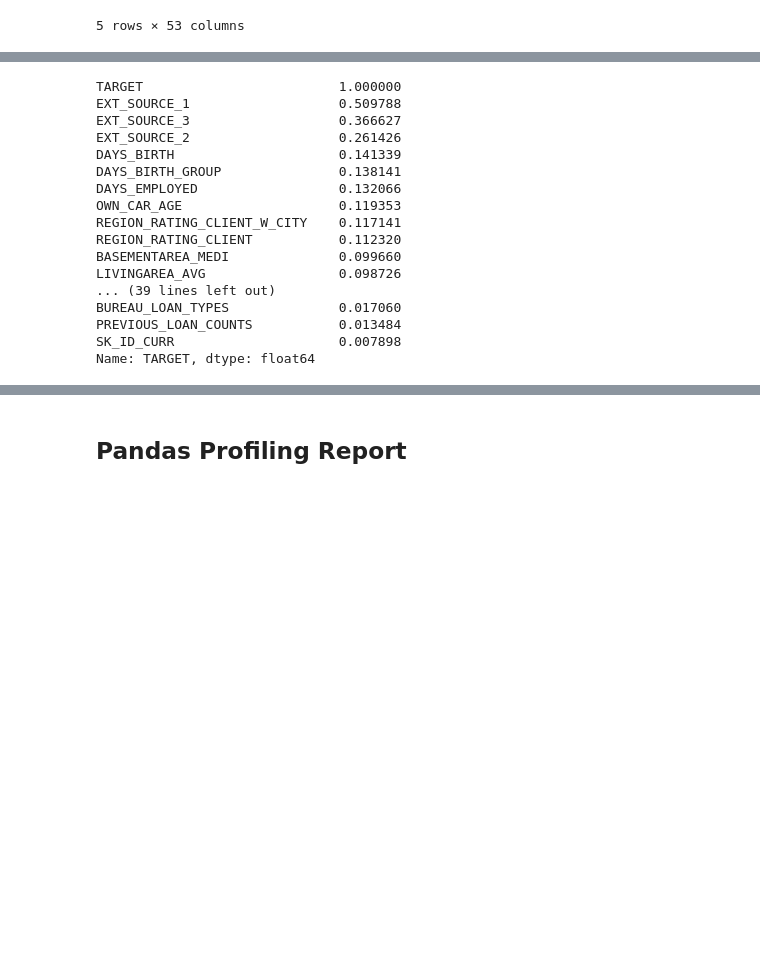
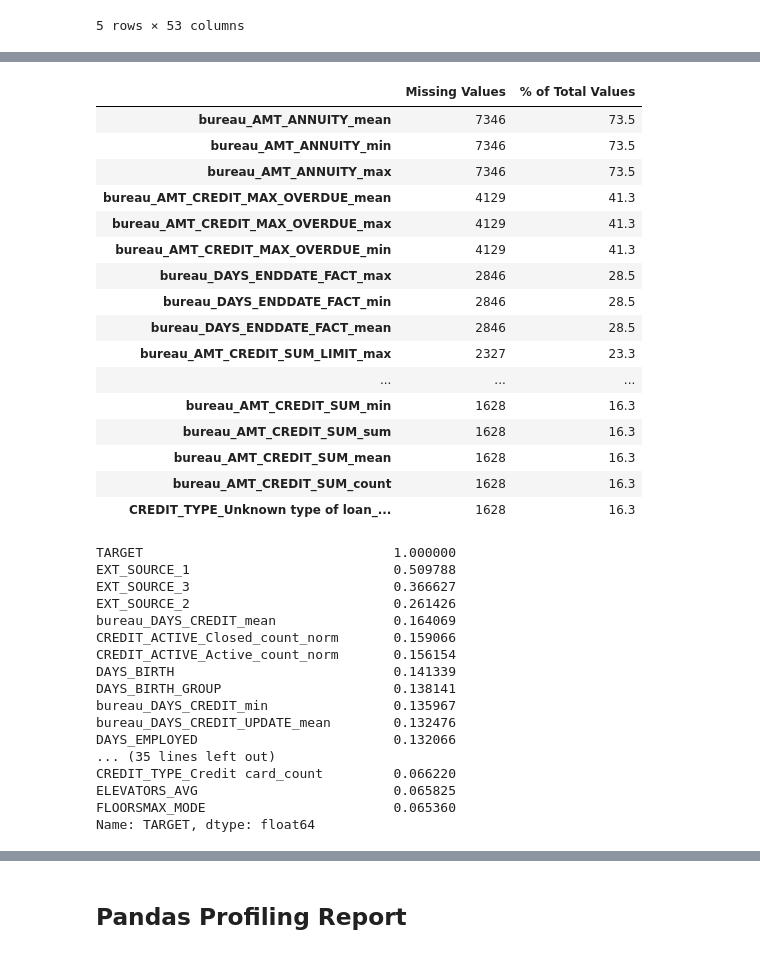
Before and after one commit to selingumusdag/home_credit_default_risk, a Jupyter notebook: home_credit_eda.ipynb, the cells around one changed output, grey strips where cells are left out. Saved outputs shown, nothing was run; the diff lists cells and outputs as text; code cells hidden in the pictures; blank space fills up the shorter version.

Commit message:
Update with Second Model

```diff
--- a/home_credit_eda.ipynb
+++ b/home_credit_eda.ipynb
@@ -573,0 +554,3 @@ See the caveats in the documentation: https://pandas.pydata.org/pandas-docs/stab
+# %%
+model_df = model_df.merge(bureau_agg, on = ['SK_ID_CURR'], how = 'left')
+model_df.head()
@@ -595,0 +589,19 @@ bureau.head()
+# %%
+group_var = 'SK_ID_CURR'
+
+# Need to create new column names
+columns = []
+
+# Iterate through the variables names
+for var in categorical_grouped.columns.levels[0]:
+    # Skip the grouping variable
+    if var != group_var:
+        # Iterate through the stat names
+        for stat in ['count', 'count_norm']:
+            # Make a new column name for the variable and stat
+            columns.append('%s_%s' % (var, stat))
+
+#  Rename the columns
+categorical_grouped.columns = columns
+
+categorical_grouped.head()
@@ -596,5 +617,5 @@ bureau.head()
 # %%
-model_df = model_df.merge(grp, on = 'SK_ID_CURR', how = 'left')
+model_df = model_df.merge(categorical_grouped, left_on = 'SK_ID_CURR', right_index = True, how = 'left')
 model_df.head()
 # %% [output]
 |  | SK_ID_CURR | TARGET | EXT_SOURCE_3 | EXT_SOURCE_1 | EXT_SOURCE_2 | DAYS_BIRTH | REGION_RATING_CLIENT_W_CITY | ... |
@@ -606,0 +628,21 @@ model_df.head()
+# %%
+from my_functions import missing_value
+missing_value(model_df)
+# %% [output]
+|  | Missing Values | % of Total Values |
+| bureau_AMT_ANNUITY_mean | 7346 | 73.5 |
+| bureau_AMT_ANNUITY_min | 7346 | 73.5 |
+| bureau_AMT_ANNUITY_max | 7346 | 73.5 |
+| bureau_AMT_CREDIT_MAX_OVERDUE_mean | 4129 | 41.3 |
+| bureau_AMT_CREDIT_MAX_OVERDUE_max | 4129 | 41.3 |
+| bureau_AMT_CREDIT_MAX_OVERDUE_min | 4129 | 41.3 |
+| bureau_DAYS_ENDDATE_FACT_max | 2846 | 28.5 |
+| bureau_DAYS_ENDDATE_FACT_min | 2846 | 28.5 |
+| bureau_DAYS_ENDDATE_FACT_mean | 2846 | 28.5 |
+| bureau_AMT_CREDIT_SUM_LIMIT_max | 2327 | 23.3 |
+| ... | ... | ... |
+| bureau_AMT_CREDIT_SUM_min | 1628 | 16.3 |
+| bureau_AMT_CREDIT_SUM_sum | 1628 | 16.3 |
+| bureau_AMT_CREDIT_SUM_mean | 1628 | 16.3 |
+| bureau_AMT_CREDIT_SUM_count | 1628 | 16.3 |
+| CREDIT_TYPE_Unknown type of loan_... | 1628 | 16.3 |
@@ -607,21 +651,21 @@ model_df.head()
 # %%
 model_df_corr=model_df.corr()
-abs(model_df_corr.TARGET).sort_values(ascending=False)[:]
+abs(model_df_corr.TARGET).sort_values(ascending=False)[:50]
 # %% [output]
-TARGET                         1.000000
-EXT_SOURCE_1                   0.509788
-EXT_SOURCE_3                   0.366627
-EXT_SOURCE_2                   0.261426
-DAYS_BIRTH                     0.141339
-DAYS_BIRTH_GROUP               0.138141
-DAYS_EMPLOYED                  0.132066
-OWN_CAR_AGE                    0.119353
-REGION_RATING_CLIENT_W_CITY    0.117141
-REGION_RATING_CLIENT           0.112320
-BASEMENTAREA_MEDI              0.099660
-LIVINGAREA_AVG                 0.098726
-... (39 lines left out)
-BUREAU_LOAN_TYPES              0.017060
-PREVIOUS_LOAN_COUNTS           0.013484
-SK_ID_CURR                     0.007898
+TARGET                                1.000000
+EXT_SOURCE_1                          0.509788
+EXT_SOURCE_3                          0.366627
+EXT_SOURCE_2                          0.261426
+bureau_DAYS_CREDIT_mean               0.164069
+CREDIT_ACTIVE_Closed_count_norm       0.159066
+CREDIT_ACTIVE_Active_count_norm       0.156154
+DAYS_BIRTH                            0.141339
+DAYS_BIRTH_GROUP                      0.138141
+bureau_DAYS_CREDIT_min                0.135967
+bureau_DAYS_CREDIT_UPDATE_mean        0.132476
+DAYS_EMPLOYED                         0.132066
+... (35 lines left out)
+CREDIT_TYPE_Credit card_count         0.066220
+ELEVATORS_AVG                         0.065825
+FLOORSMAX_MODE                        0.065360
 Name: TARGET, dtype: float64
```
Also changed, not shown: parts of 36 cells of this notebook.
